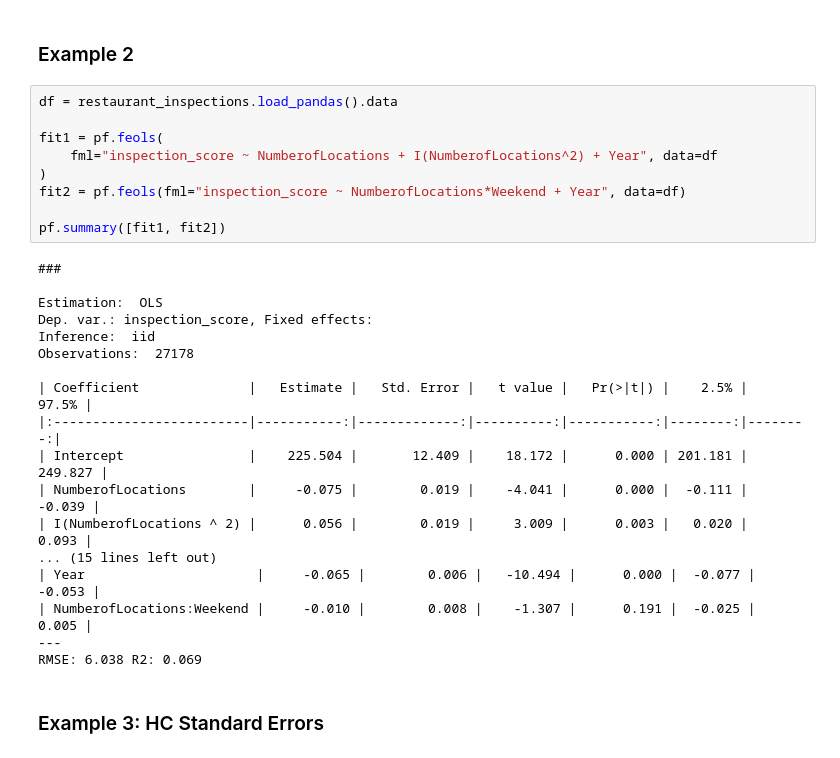
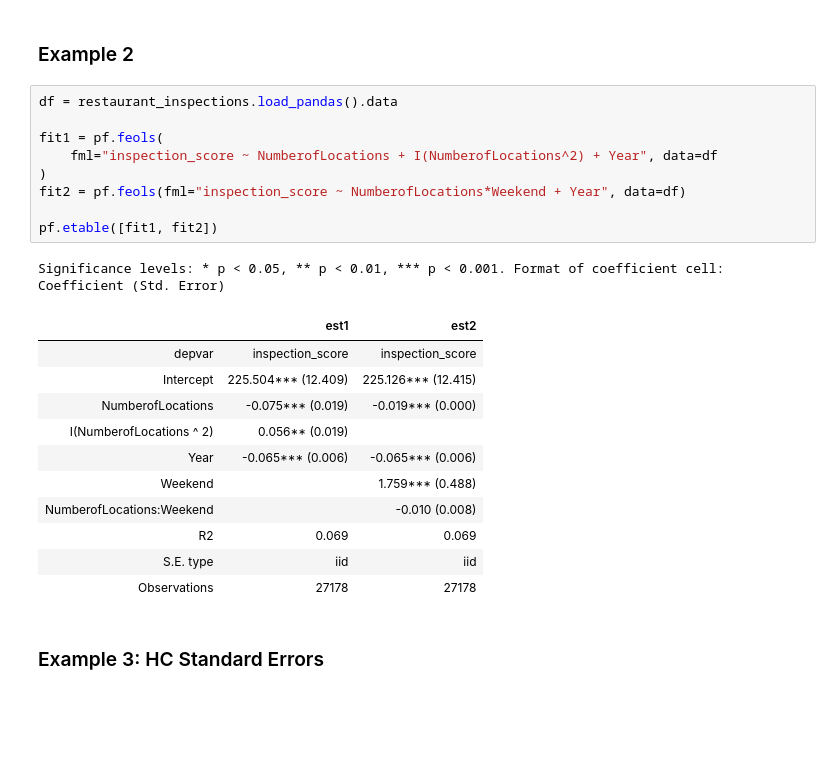
Before and after one commit to py-econometrics/pyfixest, a Jupyter notebook: docs/replicating-the-effect.ipynb, the cells around one changed output. Drawn from its saved outputs; the diff is of its cells as text; blank space fills up the shorter version.

```diff
--- a/docs/replicating-the-effect.ipynb
+++ b/docs/replicating-the-effect.ipynb
@@ -80,30 +81,25 @@ RMSE: 6.051 R2: 0.065
 # %%
 df = restaurant_inspections.load_pandas().data
 
 fit1 = pf.feols(
     fml="inspection_score ~ NumberofLocations + I(NumberofLocations^2) + Year", data=df
 )
 fit2 = pf.feols(fml="inspection_score ~ NumberofLocations*Weekend + Year", data=df)
 
-pf.summary([fit1, fit2])
+pf.etable([fit1, fit2])
 # %% [output]
-###
-
-Estimation:  OLS
-Dep. var.: inspection_score, Fixed effects:
-Inference:  iid
-Observations:  27178
-
-| Coefficient              |   Estimate |   Std. Error |   t value |   Pr(>|t|) |    2.5% |   97.5% |
-|:-------------------------|-----------:|-------------:|----------:|-----------:|--------:|--------:|
-| Intercept                |    225.504 |       12.409 |    18.172 |      0.000 | 201.181 | 249.827 |
-| NumberofLocations        |     -0.075 |        0.019 |    -4.041 |      0.000 |  -0.111 |  -0.039 |
-| I(NumberofLocations ^ 2) |      0.056 |        0.019 |     3.009 |      0.003 |   0.020 |   0.093 |
-... (15 lines left out)
-| Year                      |     -0.065 |        0.006 |   -10.494 |      0.000 |  -0.077 |  -0.053 |
-| NumberofLocations:Weekend |     -0.010 |        0.008 |    -1.307 |      0.191 |  -0.025 |   0.005 |
----
-RMSE: 6.038 R2: 0.069
+Significance levels: * p < 0.05, ** p < 0.01, *** p < 0.001. Format of coefficient cell: Coefficient (Std. Error)
+|  | est1 | est2 |
+| depvar | inspection_score | inspection_score |
+| Intercept | 225.504*** (12.409) | 225.126*** (12.415) |
+| NumberofLocations | -0.075*** (0.019) | -0.019*** (0.000) |
+| I(NumberofLocations ^ 2) | 0.056** (0.019) |  |
+| Year | -0.065*** (0.006) | -0.065*** (0.006) |
+| Weekend |  | 1.759*** (0.488) |
+| NumberofLocations:Weekend |  | -0.010 (0.008) |
+| R2 | 0.069 | 0.069 |
+| S.E. type | iid | iid |
+| Observations | 27178 | 27178 |
 # %% [markdown]
 ### Example 3: HC Standard Errors
 # %%
```
Also changed, not shown: parts of 3 cells of this notebook, 2 other files.
